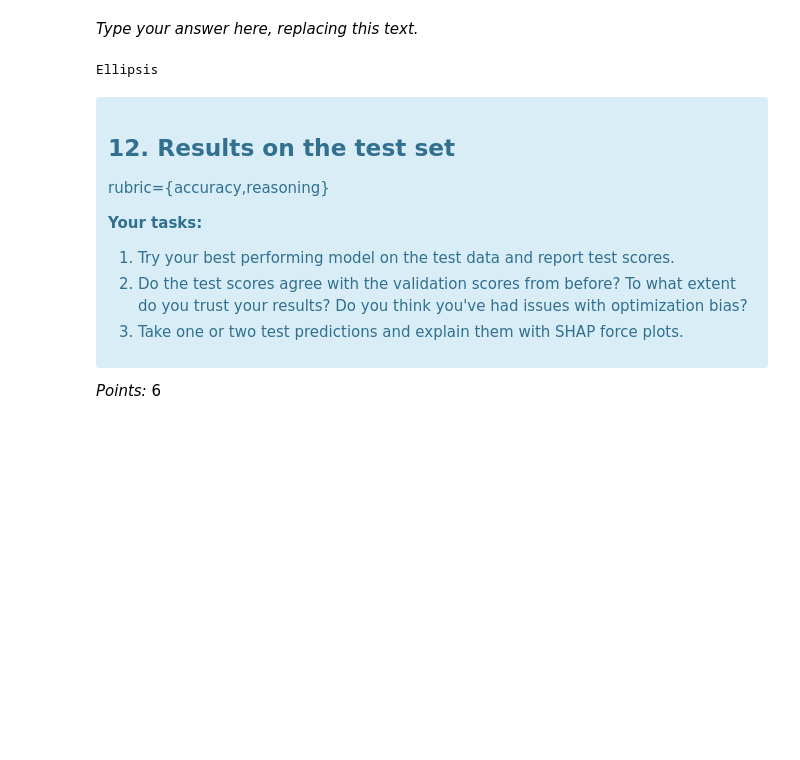
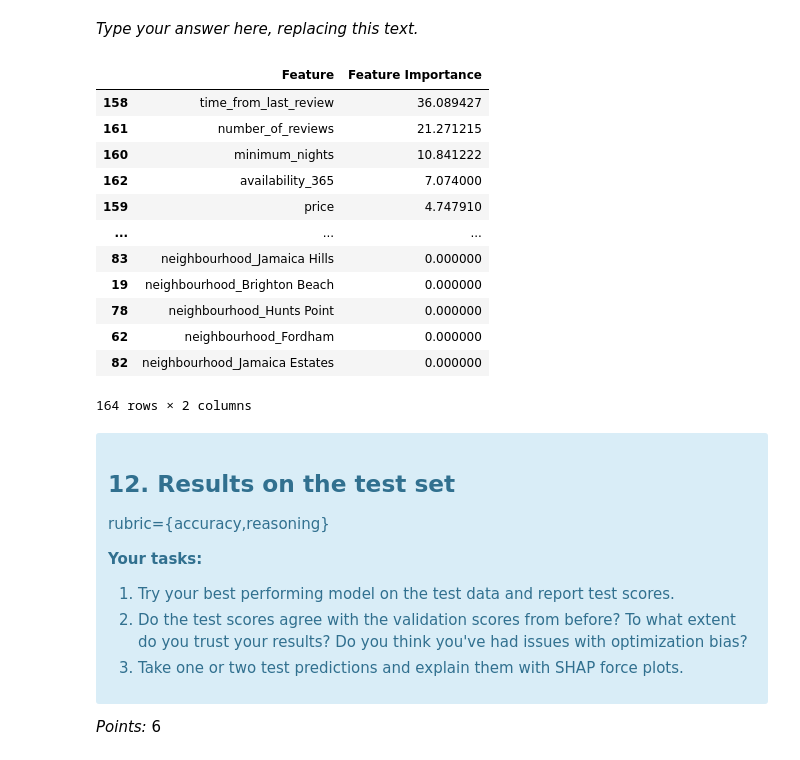
Before and after one commit to UBC-MDS/AirBNB_Luke_HanChen_573lab4, a Jupyter notebook: lab4luke copy.ipynb, the cells around one changed output. Cells and saved outputs as stored; diff of their text form; code cells hidden in the pictures; blank space fills up the shorter version.

```diff
--- a/lab4luke copy.ipynb
+++ b/lab4luke copy.ipynb
@@ -158,7 +157,7 @@ _Points:_ 1
 # %%
 from sklearn.model_selection import train_test_split
 df['time_from_last_review'] = ((pd.to_datetime( df['last_review']))-max(pd.to_datetime( df['last_review']))).dt.total_seconds()
-train_df, test_df = train_test_split(df, test_size=0.8, random_state=573)
+train_df, test_df = train_test_split(df, test_size=0.95, random_state=573)
 
 X_train,y_train = train_df.drop(columns=['reviews_per_month']), train_df['reviews_per_month']
 X_test,y_test = test_df.drop(columns=['reviews_per_month']), test_df['reviews_per_month']
@@ -440,9 +437,8 @@ _Type your answer here, replacing this text._
 # %%
 import numpy as np
 param_grid = {
-    "catboostregressor__learning_rate": np.arange(0,1,0.1),
+    "catboostregressor__learning_rate": np.arange(0.01,0.1,0.02),
     "catboostregressor__max_depth": np.arange(4,10,1),
-    "catboostregressor__l2_leaf_reg": [1,2,5,10,20],
 }
 
 from sklearn.model_selection import GridSearchCV
@@ -482,21 +484,34 @@ _Type your answer here, replacing this text._
 # %%
 # Generate a table showing feature importances.
 feat_importance = grid_search.best_estimator_.named_steps["catboostregressor"].feature_importances_
 
 # transformed data
+preprocessor.fit(X_train, y_train)
 X_train_transformed = preprocessor.transform(X_train)
 ohe_features = (
     preprocessor.named_transformers_["onehotencoder"].get_feature_names_out().tolist()
 )
 
 # Code to get all the feature names
-feature_names = numeric_features + ohe_features
+feature_names = ohe_features + numerical_features
 
 pd.DataFrame({"Feature": feature_names, "Feature Importance": feat_importance}).sort_values(
-    by="Coefficient", ascending=False
+    by="Feature Importance", ascending=False
 )
 # %% [output]
+|  | Feature | Feature Importance |
+| 158 | time_from_last_review | 36.089427 |
+| 161 | number_of_reviews | 21.271215 |
+| 160 | minimum_nights | 10.841222 |
+| 162 | availability_365 | 7.074000 |
+| 159 | price | 4.747910 |
+| ... | ... | ... |
+| 83 | neighbourhood_Jamaica Hills | 0.000000 |
+| 19 | neighbourhood_Brighton Beach | 0.000000 |
+| 78 | neighbourhood_Hunts Point | 0.000000 |
+| 62 | neighbourhood_Fordham | 0.000000 |
+| 82 | neighbourhood_Jamaica Estates | 0.000000 |
-Ellipsis
+164 rows × 2 columns
 # %% [markdown]
 <!-- END QUESTION -->
 
```
Also changed, not shown: parts of 25 cells of this notebook, 2 other files.
